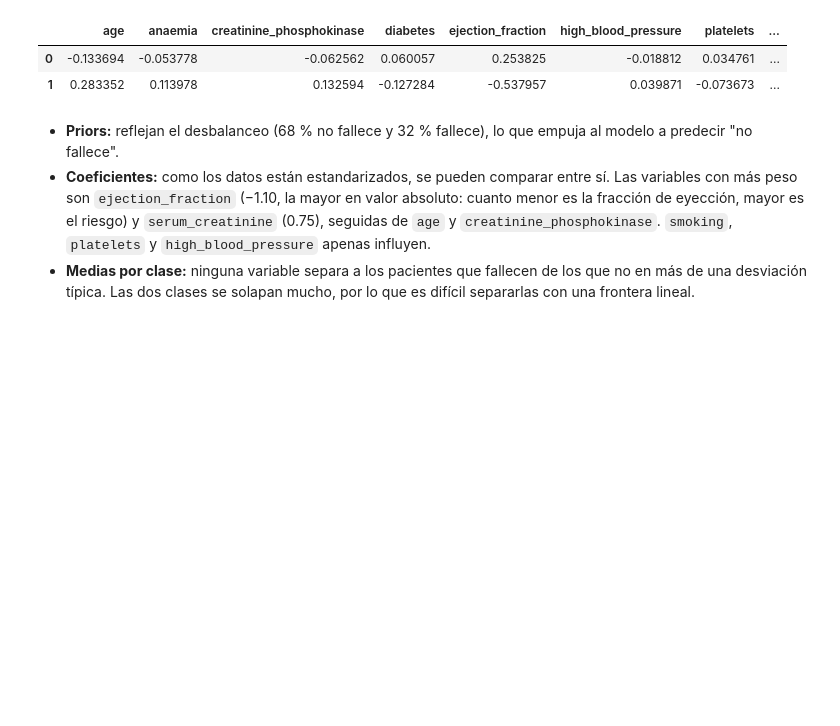
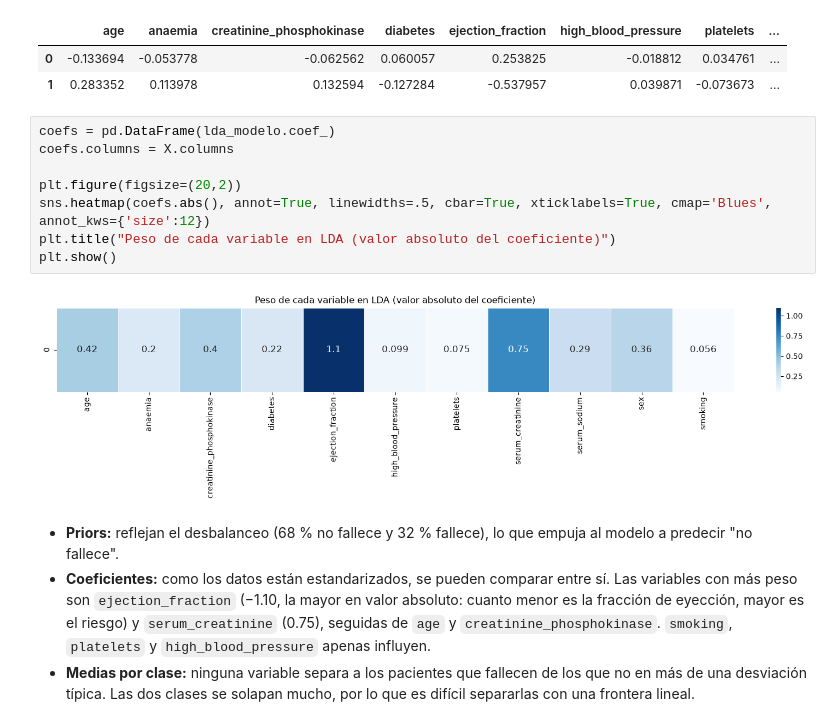
Before and after one commit to Jesus-Penaranda/Heart-failure-prediction, a Jupyter notebook: heart_failure_prediction.ipynb, the cells around one changed output. Cells and saved outputs as stored; diff of their text form; blank space fills up the shorter version.

```diff
--- a/heart_failure_prediction.ipynb
+++ b/heart_failure_prediction.ipynb
@@ -356,6 +356,16 @@ No fallece 0.6794258373205742, fallece 0.32057416267942584
 |  | age | anaemia | creatinine_phosphokinase | diabetes | ejection_fraction | high_blood_pressure | platelets | ... |
 | 0 | -0.133694 | -0.053778 | -0.062562 | 0.060057 | 0.253825 | -0.018812 | 0.034761 | ... |
 | 1 | 0.283352 | 0.113978 | 0.132594 | -0.127284 | -0.537957 | 0.039871 | -0.073673 | ... |
+# %%
+coefs = pd.DataFrame(lda_modelo.coef_)
+coefs.columns = X.columns
+
+plt.figure(figsize=(20,2))
+sns.heatmap(coefs.abs(), annot=True, linewidths=.5, cbar=True, xticklabels=True, cmap='Blues', annot_kws={'size':12})
+plt.title("Peso de cada variable en LDA (valor absoluto del coeficiente)")
+plt.show()
+# %% [output]
+[figure, added]
 # %% [markdown]
 - **Priors:** reflejan el desbalanceo (68 % no fallece y 32 % fallece), lo que empuja al modelo a predecir "no fallece".
 - **Coeficientes:** como los datos están estandarizados, se pueden comparar entre sí. Las variables con más peso son `ejection_fraction` (−1.10, la mayor en valor absoluto: cuanto menor es la fracción de eyección, mayor es el riesgo) y `serum_creatinine` (0.75), seguidas de `age` y `creatinine_phosphokinase`. `smoking`, `platelets` y `high_blood_pressure` apenas influyen.
```
Also changed, not shown: parts of 3 cells of this notebook.
